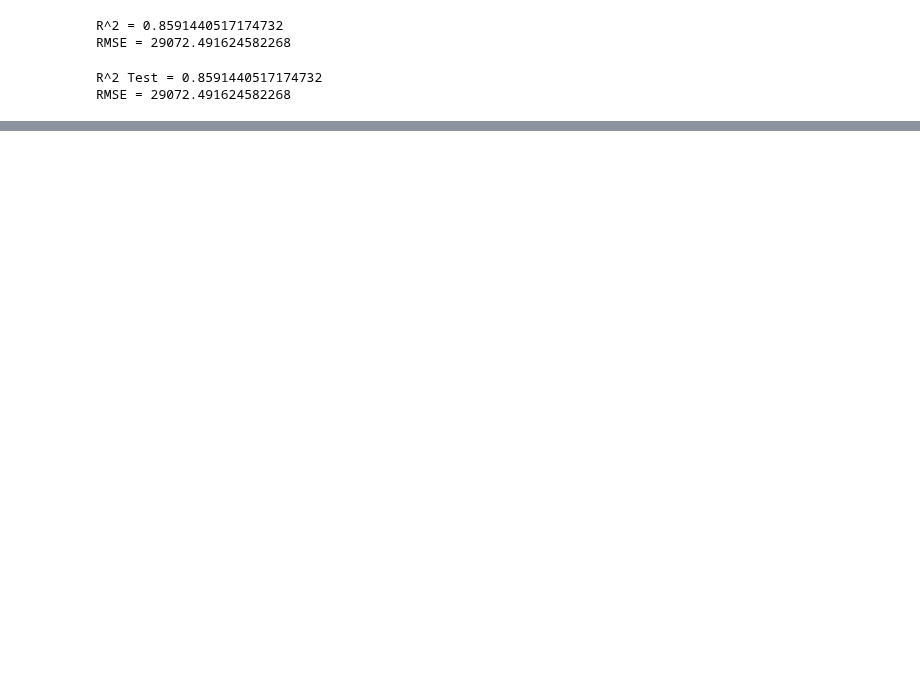
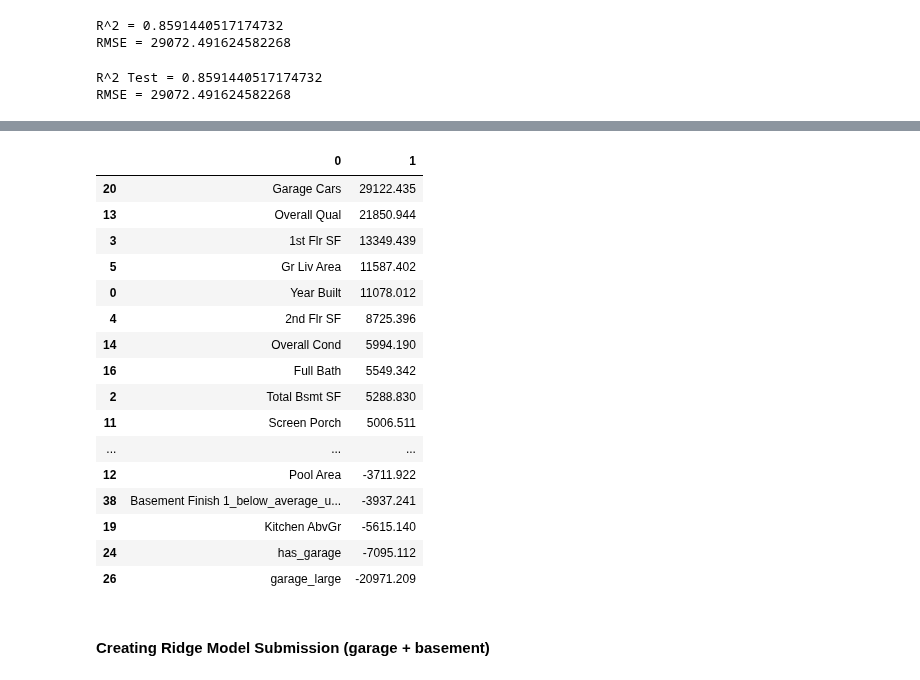
Before and after one commit to EmFib/ames_real_estate_prices, a Jupyter notebook: code/Models + Submissions.ipynb, the cells around one changed output, grey strips where cells are left out. Drawn from its saved outputs; the diff is of its cells as text; code cells hidden in the pictures; blank space fills up the shorter version.

```diff
--- a/code/Models + Submissions.ipynb
+++ b/code/Models + Submissions.ipynb
@@ -742,0 +1094,22 @@ ValueError: Input contains NaN, infinity or a value too large for dtype('float64
+# %%
+ridge_coef.sort_values(by=1, ascending=False)
+# %% [output]
+|  | 0 | 1 |
+| 20 | Garage Cars | 29122.435 |
+| 13 | Overall Qual | 21850.944 |
+| 3 | 1st Flr SF | 13349.439 |
+| 5 | Gr Liv Area | 11587.402 |
+| 0 | Year Built | 11078.012 |
+| 4 | 2nd Flr SF | 8725.396 |
+| 14 | Overall Cond | 5994.190 |
+| 16 | Full Bath | 5549.342 |
+| 2 | Total Bsmt SF | 5288.830 |
+| 11 | Screen Porch | 5006.511 |
+| ... | ... | ... |
+| 12 | Pool Area | -3711.922 |
+| 38 | Basement Finish 1_below_average_u... | -3937.241 |
+| 19 | Kitchen AbvGr | -5615.140 |
+| 24 | has_garage | -7095.112 |
+| 26 | garage_large | -20971.209 |
+# %% [markdown]
+#### **Creating Ridge Model Submission** (garage + basement)
```
Also changed, not shown: parts of 78 cells of this notebook, 6 other files.
